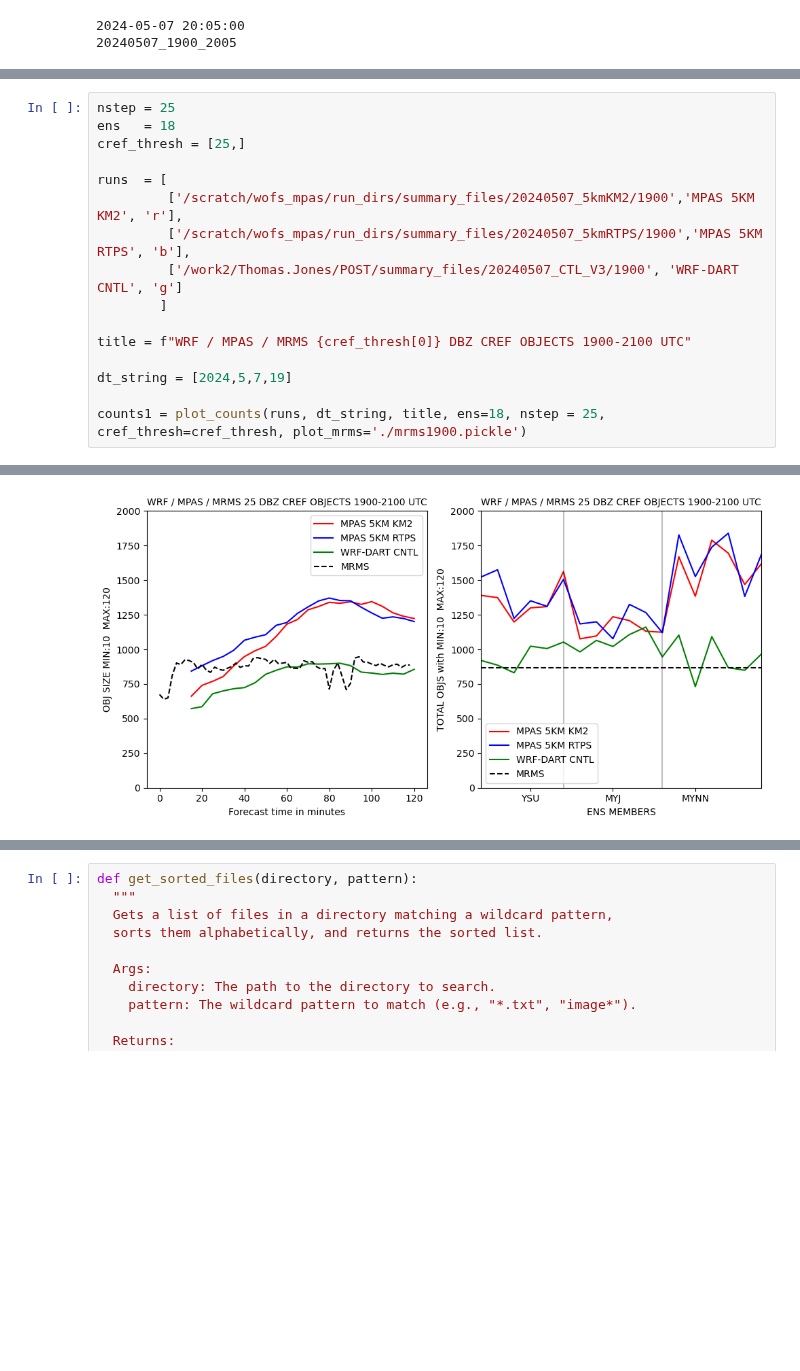
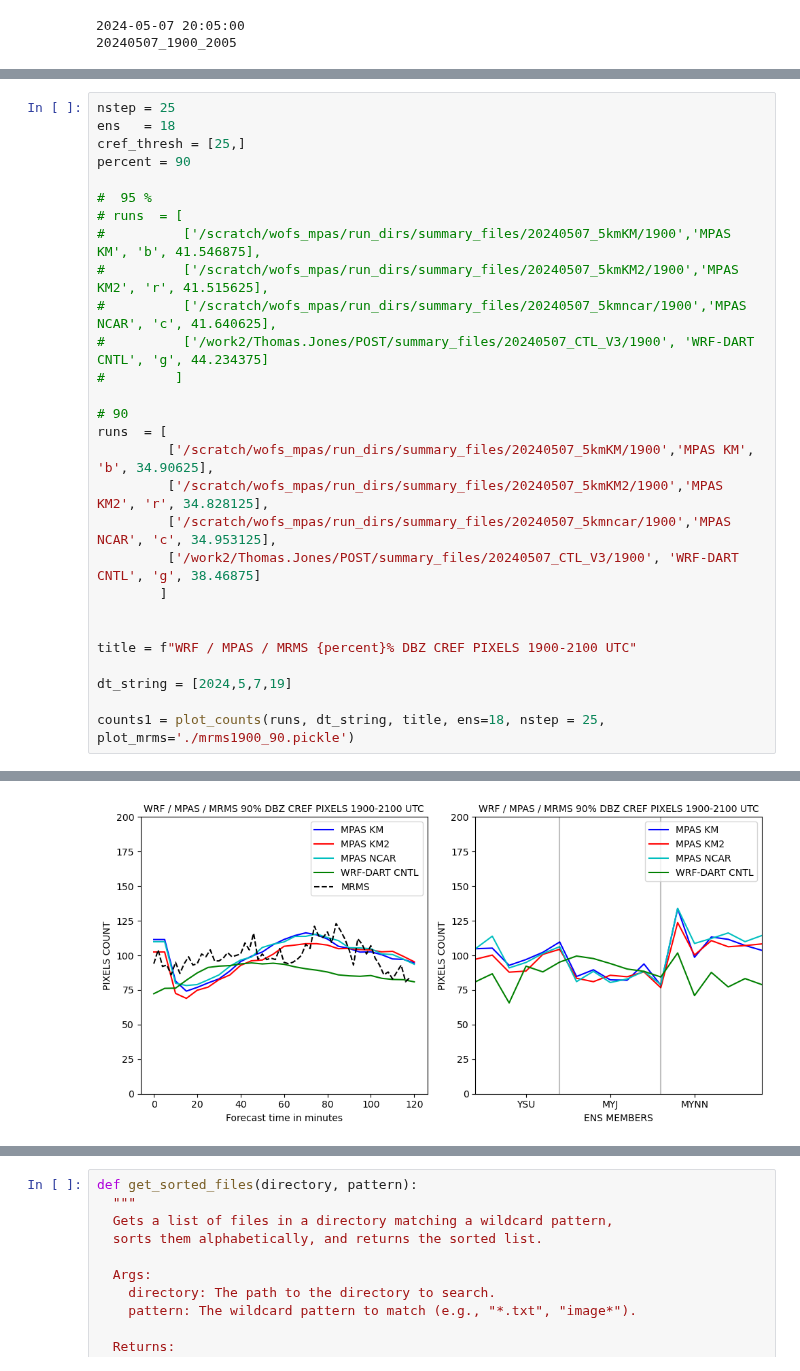
Before and after one commit to louiswicker/CAM_analysis_tools, a Jupyter notebook: MPAS_07May2024_ObjCount.ipynb, the cells around one changed output, grey strips where cells are left out. Saved outputs shown, nothing was run; the diff lists cells and outputs as text; blank space fills up the shorter version.

```diff
--- a/MPAS_07May2024_ObjCount.ipynb
+++ b/MPAS_07May2024_ObjCount.ipynb
@@ -220,16 +240,28 @@ def plot_counts(runs, dt_string, title, ens=18, nstep=25, skip=3, cref_thresh=[2
 nstep = 25
 ens   = 18
 cref_thresh = [25,]
+percent = 90
 
+#  95 %
+# runs  = [
+#          ['/scratch/wofs_mpas/run_dirs/summary_files/20240507_5kmKM/1900','MPAS KM', 'b', 41.546875],
+#          ['/scratch/wofs_mpas/run_dirs/summary_files/20240507_5kmKM2/1900','MPAS KM2', 'r', 41.515625],
+#          ['/scratch/wofs_mpas/run_dirs/summary_files/20240507_5kmncar/1900','MPAS NCAR', 'c', 41.640625],
+#          ['/work2/Thomas.Jones/POST/summary_files/20240507_CTL_V3/1900', 'WRF-DART CNTL', 'g', 44.234375]
+#         ]
+
+# 90
 runs  = [
-         ['/scratch/wofs_mpas/run_dirs/summary_files/20240507_5kmKM2/1900','MPAS 5KM KM2', 'r'],
-         ['/scratch/wofs_mpas/run_dirs/summary_files/20240507_5kmRTPS/1900','MPAS 5KM RTPS', 'b'],
-         ['/work2/Thomas.Jones/POST/summary_files/20240507_CTL_V3/1900', 'WRF-DART CNTL', 'g']
+         ['/scratch/wofs_mpas/run_dirs/summary_files/20240507_5kmKM/1900','MPAS KM', 'b', 34.90625],
+         ['/scratch/wofs_mpas/run_dirs/summary_files/20240507_5kmKM2/1900','MPAS KM2', 'r', 34.828125],
+         ['/scratch/wofs_mpas/run_dirs/summary_files/20240507_5kmncar/1900','MPAS NCAR', 'c', 34.953125],
+         ['/work2/Thomas.Jones/POST/summary_files/20240507_CTL_V3/1900', 'WRF-DART CNTL', 'g', 38.46875]
         ]
 
-title = f"WRF / MPAS / MRMS {cref_thresh[0]} DBZ CREF OBJECTS 1900-2100 UTC"
+
+title = f"WRF / MPAS / MRMS {percent}% DBZ CREF PIXELS 1900-2100 UTC"
 
 dt_string = [2024,5,7,19]
 
-counts1 = plot_counts(runs, dt_string, title, ens=18, nstep = 25, cref_thresh=cref_thresh, plot_mrms='./mrms1900.pickle')
+counts1 = plot_counts(runs, dt_string, title, ens=18, nstep = 25, plot_mrms='./mrms1900_90.pickle')
 # %% [output]
@@ -241 +275 @@ Now computing stats for /work2/Thomas.Jones/POST/summary_files/20240507_CTL_V3/1
-[figure, old version]
+[figure, new version]
```
Also changed, not shown: parts of 9 cells of this notebook, 1 other file.
